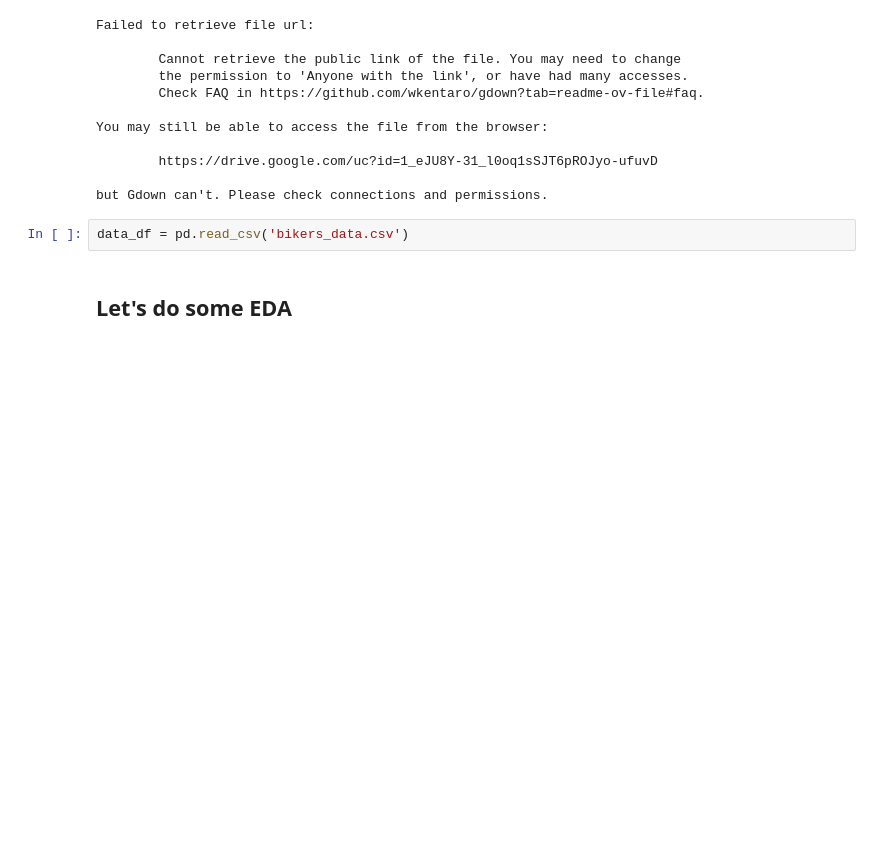
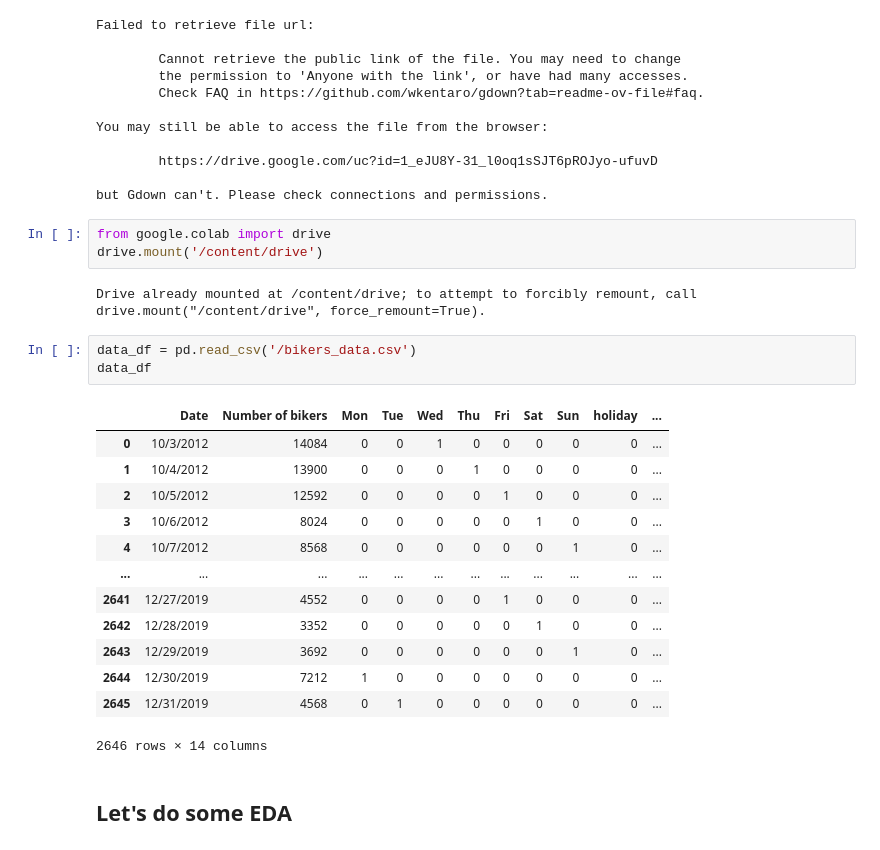
Before and after one commit to amkathum/-Colab, a Jupyter notebook: 1.ipynb, the cells around one changed output. Cells and saved outputs as stored; diff of their text form; blank space fills up the shorter version.

```diff
--- a/1.ipynb
+++ b/1.ipynb
@@ -49,8 +49,28 @@ You may still be able to access the file from the browser:
         https://drive.google.com/uc?id=1_eJU8Y-31_l0oq1sSJT6pROJyo-ufuvD
 
 but Gdown can't. Please check connections and permissions.
+# %%
+from google.colab import drive
+drive.mount('/content/drive')
+# %% [output]
+Drive already mounted at /content/drive; to attempt to forcibly remount, call drive.mount("/content/drive", force_remount=True).
 # %%
-data_df = pd.read_csv('bikers_data.csv')
+data_df = pd.read_csv('/bikers_data.csv')
+data_df
+# %% [output]
+|  | Date | Number of bikers | Mon | Tue | Wed | Thu | Fri | Sat | Sun | holiday | ... |
+| 0 | 10/3/2012 | 14084 | 0 | 0 | 1 | 0 | 0 | 0 | 0 | 0 | ... |
+| 1 | 10/4/2012 | 13900 | 0 | 0 | 0 | 1 | 0 | 0 | 0 | 0 | ... |
+| 2 | 10/5/2012 | 12592 | 0 | 0 | 0 | 0 | 1 | 0 | 0 | 0 | ... |
+| 3 | 10/6/2012 | 8024 | 0 | 0 | 0 | 0 | 0 | 1 | 0 | 0 | ... |
+| 4 | 10/7/2012 | 8568 | 0 | 0 | 0 | 0 | 0 | 0 | 1 | 0 | ... |
+| ... | ... | ... | ... | ... | ... | ... | ... | ... | ... | ... | ... |
+| 2641 | 12/27/2019 | 4552 | 0 | 0 | 0 | 0 | 1 | 0 | 0 | 0 | ... |
+| 2642 | 12/28/2019 | 3352 | 0 | 0 | 0 | 0 | 0 | 1 | 0 | 0 | ... |
+| 2643 | 12/29/2019 | 3692 | 0 | 0 | 0 | 0 | 0 | 0 | 1 | 0 | ... |
+| 2644 | 12/30/2019 | 7212 | 1 | 0 | 0 | 0 | 0 | 0 | 0 | 0 | ... |
+| 2645 | 12/31/2019 | 4568 | 0 | 1 | 0 | 0 | 0 | 0 | 0 | 0 | ... |
+2646 rows × 14 columns
 # %% [markdown]
 ## Let's do some EDA
 # %% [markdown]
```
Also changed, not shown: parts of 13 cells of this notebook.
